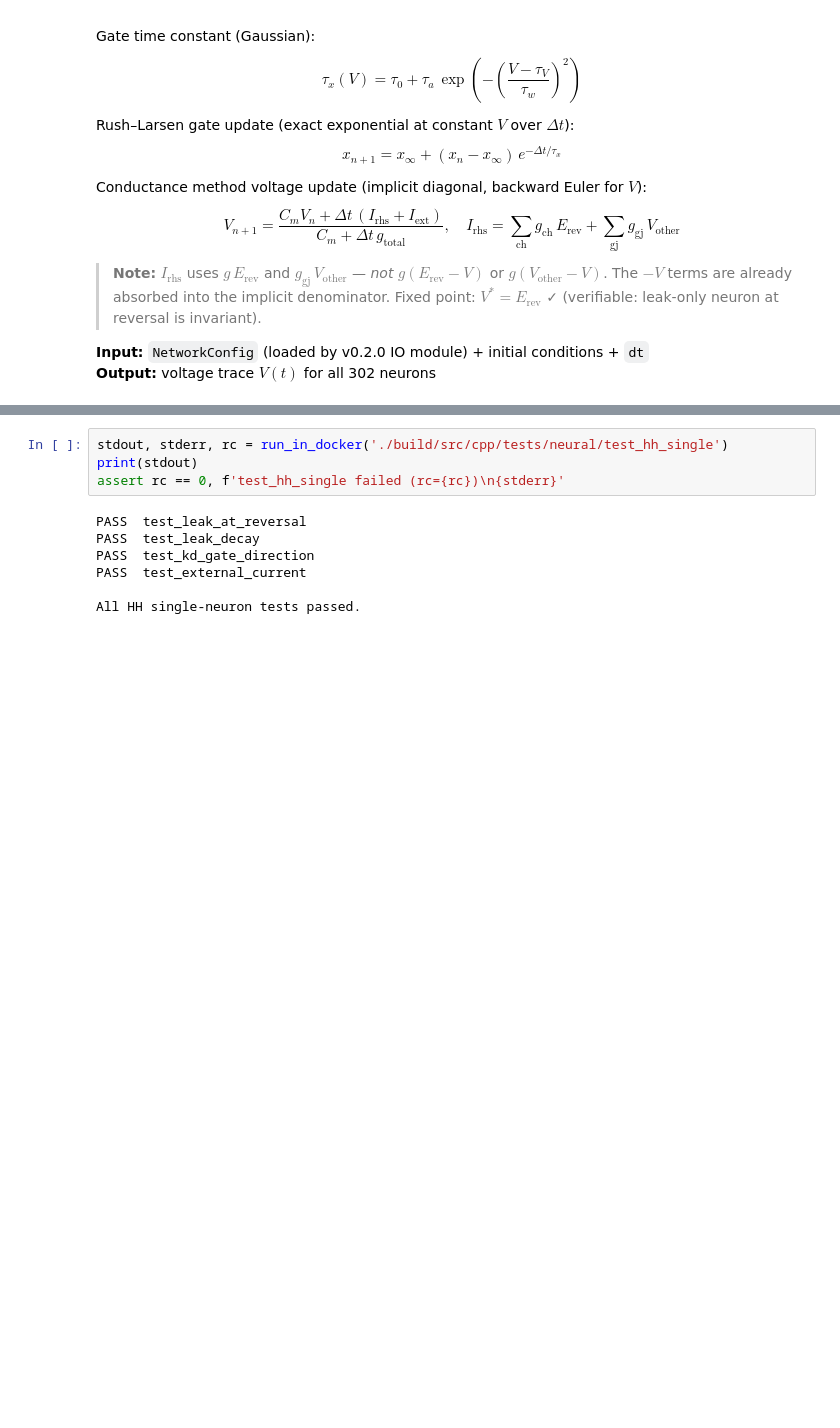
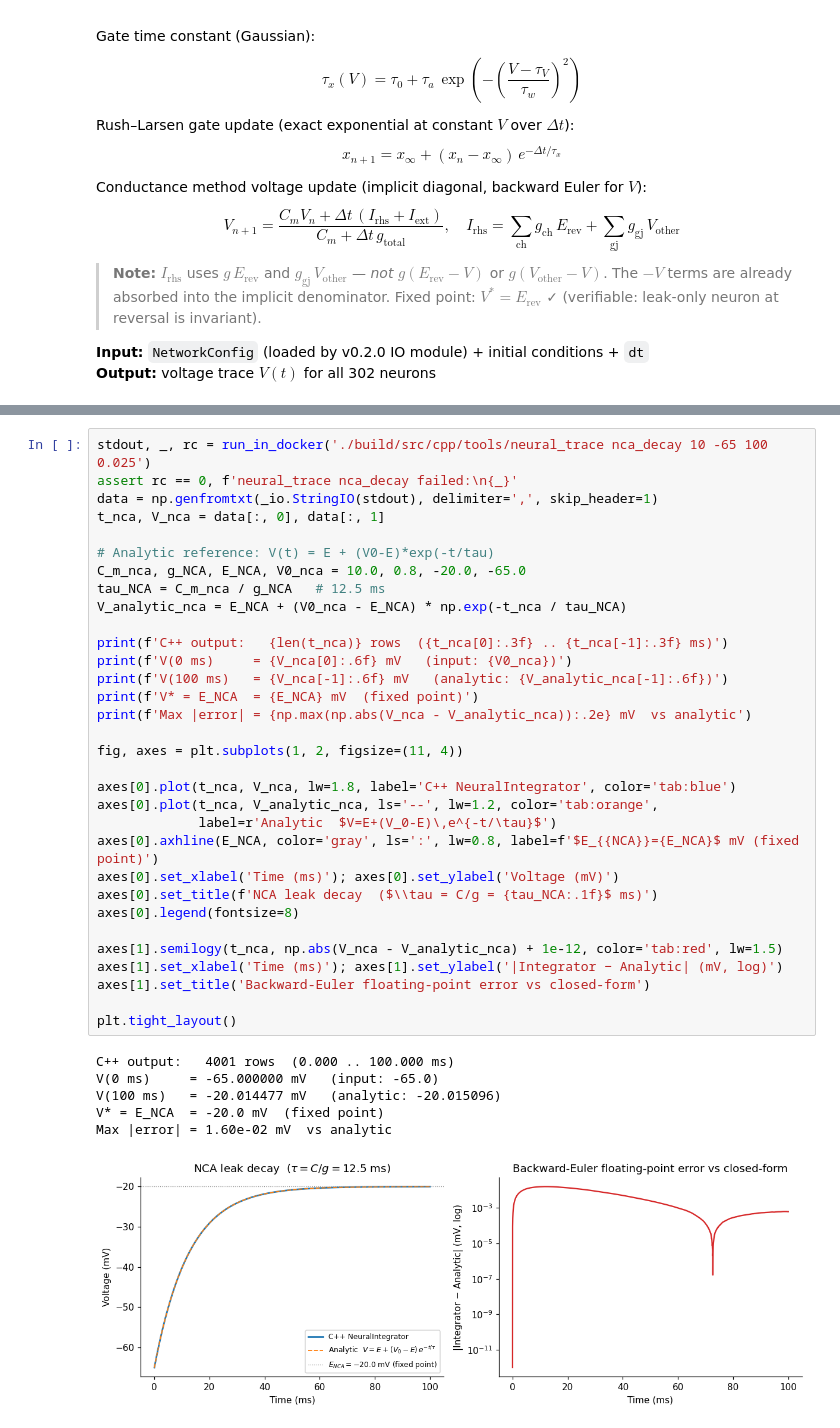
Before and after one commit to VahidGh/wormsim2, a Jupyter notebook: notebooks/project_tour.ipynb, the cells around one changed output, grey strips where cells are left out. Saved outputs shown, nothing was run; the diff lists cells and outputs as text; blank space fills up the shorter version.

```diff
--- a/notebooks/project_tour.ipynb
+++ b/notebooks/project_tour.ipynb
@@ -367,12 +371,40 @@ Build: OK
 # %%
-stdout, stderr, rc = run_in_docker('./build/src/cpp/tests/neural/test_hh_single')
-print(stdout)
-assert rc == 0, f'test_hh_single failed (rc={rc})\n{stderr}'
+stdout, _, rc = run_in_docker('./build/src/cpp/tools/neural_trace nca_decay 10 -65 100 0.025')
+assert rc == 0, f'neural_trace nca_decay failed:\n{_}'
+data = np.genfromtxt(_io.StringIO(stdout), delimiter=',', skip_header=1)
+t_nca, V_nca = data[:, 0], data[:, 1]
+
+# Analytic reference: V(t) = E + (V0-E)*exp(-t/tau)
+C_m_nca, g_NCA, E_NCA, V0_nca = 10.0, 0.8, -20.0, -65.0
+tau_NCA = C_m_nca / g_NCA   # 12.5 ms
+V_analytic_nca = E_NCA + (V0_nca - E_NCA) * np.exp(-t_nca / tau_NCA)
+
+print(f'C++ output:   {len(t_nca)} rows  ({t_nca[0]:.3f} .. {t_nca[-1]:.3f} ms)')
+print(f'V(0 ms)     = {V_nca[0]:.6f} mV   (input: {V0_nca})')
+print(f'V(100 ms)   = {V_nca[-1]:.6f} mV   (analytic: {V_analytic_nca[-1]:.6f})')
+print(f'V* = E_NCA  = {E_NCA} mV  (fixed point)')
+print(f'Max |error| = {np.max(np.abs(V_nca - V_analytic_nca)):.2e} mV  vs analytic')
+
+fig, axes = plt.subplots(1, 2, figsize=(11, 4))
+
+axes[0].plot(t_nca, V_nca, lw=1.8, label='C++ NeuralIntegrator', color='tab:blue')
+axes[0].plot(t_nca, V_analytic_nca, ls='--', lw=1.2, color='tab:orange',
+             label=r'Analytic  $V=E+(V_0-E)\,e^{-t/\tau}$')
+axes[0].axhline(E_NCA, color='gray', ls=':', lw=0.8, label=f'$E_{{NCA}}={E_NCA}$ mV (fixed point)')
+axes[0].set_xlabel('Time (ms)'); axes[0].set_ylabel('Voltage (mV)')
+axes[0].set_title(f'NCA leak decay  ($\\tau = C/g = {tau_NCA:.1f}$ ms)')
+axes[0].legend(fontsize=8)
+
+axes[1].semilogy(t_nca, np.abs(V_nca - V_analytic_nca) + 1e-12, color='tab:red', lw=1.5)
+axes[1].set_xlabel('Time (ms)'); axes[1].set_ylabel('|Integrator − Analytic| (mV, log)')
+axes[1].set_title('Backward-Euler floating-point error vs closed-form')
+
+plt.tight_layout()
 # %% [output]
-PASS  test_leak_at_reversal
-PASS  test_leak_decay
-PASS  test_kd_gate_direction
-PASS  test_external_current
-
-All HH single-neuron tests passed.
+C++ output:   4001 rows  (0.000 .. 100.000 ms)
+V(0 ms)     = -65.000000 mV   (input: -65.0)
+V(100 ms)   = -20.014477 mV   (analytic: -20.015096)
+V* = E_NCA  = -20.0 mV  (fixed point)
+Max |error| = 1.60e-02 mV  vs analytic
+[figure, added]
 # %% [markdown]
```
Also changed, not shown: parts of 15 cells of this notebook, 5 other files.
